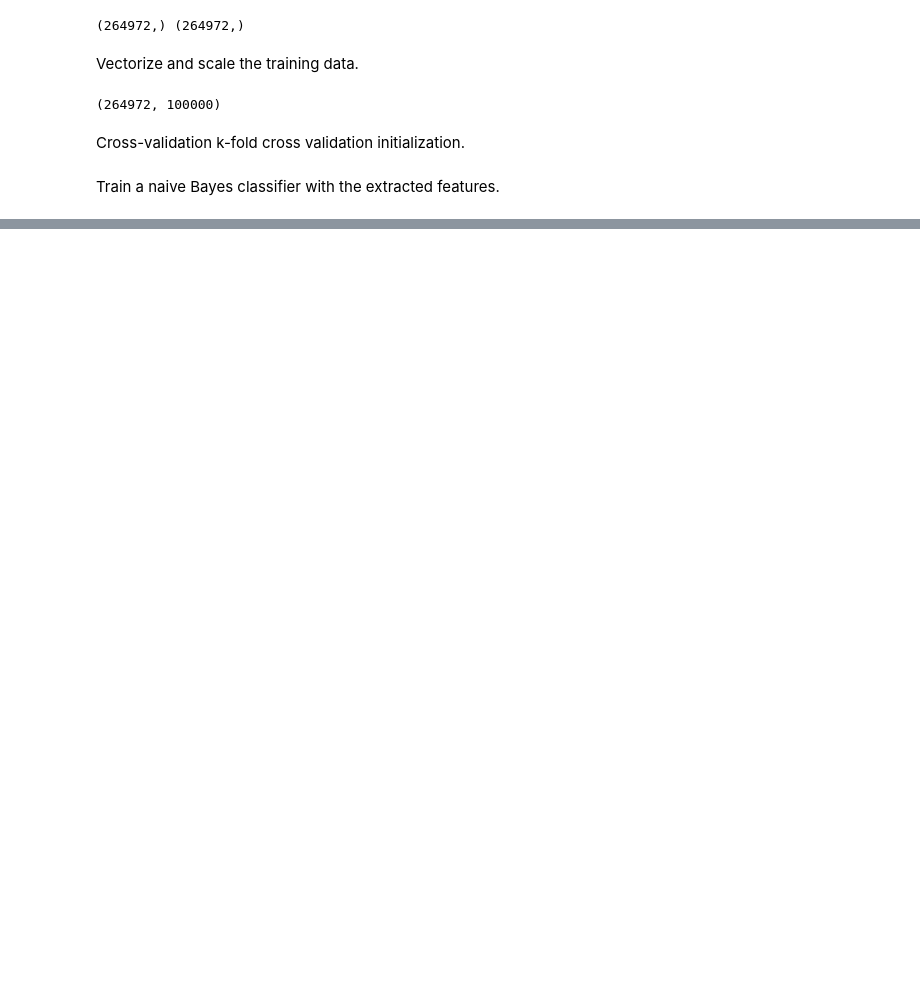
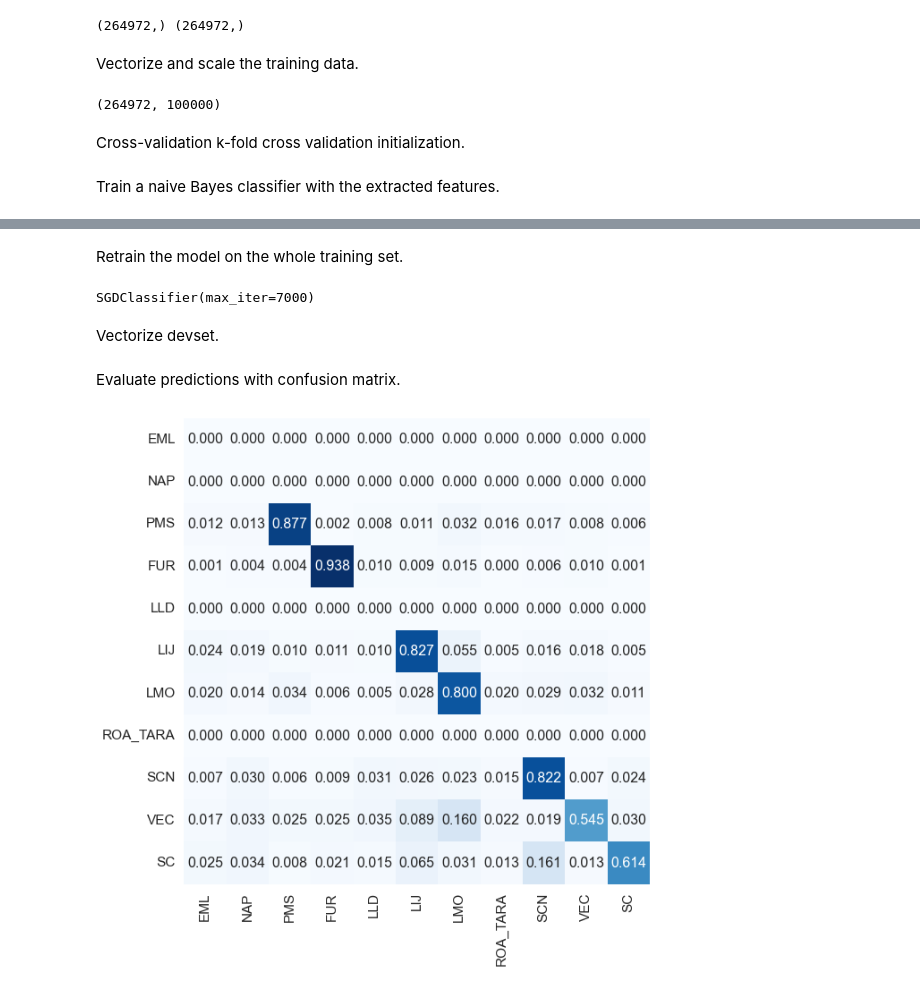
Before and after one commit to eduardoberford/spanish-dialects-identification, a Jupyter notebook: baseline.ipynb, the cells around one changed output, grey strips where cells are left out. Drawn from its saved outputs; the diff is of its cells as text; code cells hidden in the pictures; blank space fills up the shorter version.

```diff
--- a/baseline.ipynb
+++ b/baseline.ipynb
@@ -93,0 +84,6 @@ ligure
+# %%
+from utils import encode_label
+
+data = pd.read_csv("dataset/dev.txt", sep = "\t", names=["label", "sample"])
+data['label'] = data['label'].apply(encode_label)
+data.head(10)
@@ -93,0 +102,46 @@ ligure
+# %% [markdown]
+Retrain the model on the whole training set.
+# %%
+from sklearn.linear_model import SGDClassifier
+import numpy as np
+
+model = SGDClassifier(max_iter=7000)
+model.fit(X, y)
+# %% [output]
+SGDClassifier(max_iter=7000)
+# %% [markdown]
+Vectorize devset.
+# %%
+X_dev, y_true = data['sample'], data['label']
+X_dev.fillna('', inplace=True)
+X_dev = vectorizer.transform(X_dev)
+X_dev = scaler.transform(X_dev)
+# %% [markdown]
+Evaluate predictions with confusion matrix.
+# %%
+y_pred = model.predict(X_dev)
+# %%
+from sklearn.metrics import confusion_matrix
+import matplotlib.pyplot as plt
+import seaborn as sns
+
+cm = confusion_matrix(y_true=y_true, y_pred=y_pred, normalize="true")
+
+from utils import explain_label
+df_cm = pd.DataFrame(cm, index = [explain_label(i) for i in range(0,11)],
+                  columns = [explain_label(i) for i in range(0,11)])
+
+plt.figure(figsize = (9, 9))
+sns.set(font_scale=1.4) # for label size
+ax = sns.heatmap(df_cm,
+            annot=True,
+            annot_kws={"size": 16},
+            fmt='.3f',
+            cmap="Blues",
+            cbar=False)
+plt.tight_layout()
+
+# plt.savefig('confusion.pdf')
+plt.show()
+# %% [output]
+[figure, added]
```
Also changed, not shown: parts of 6 cells of this notebook, 2 other files.
